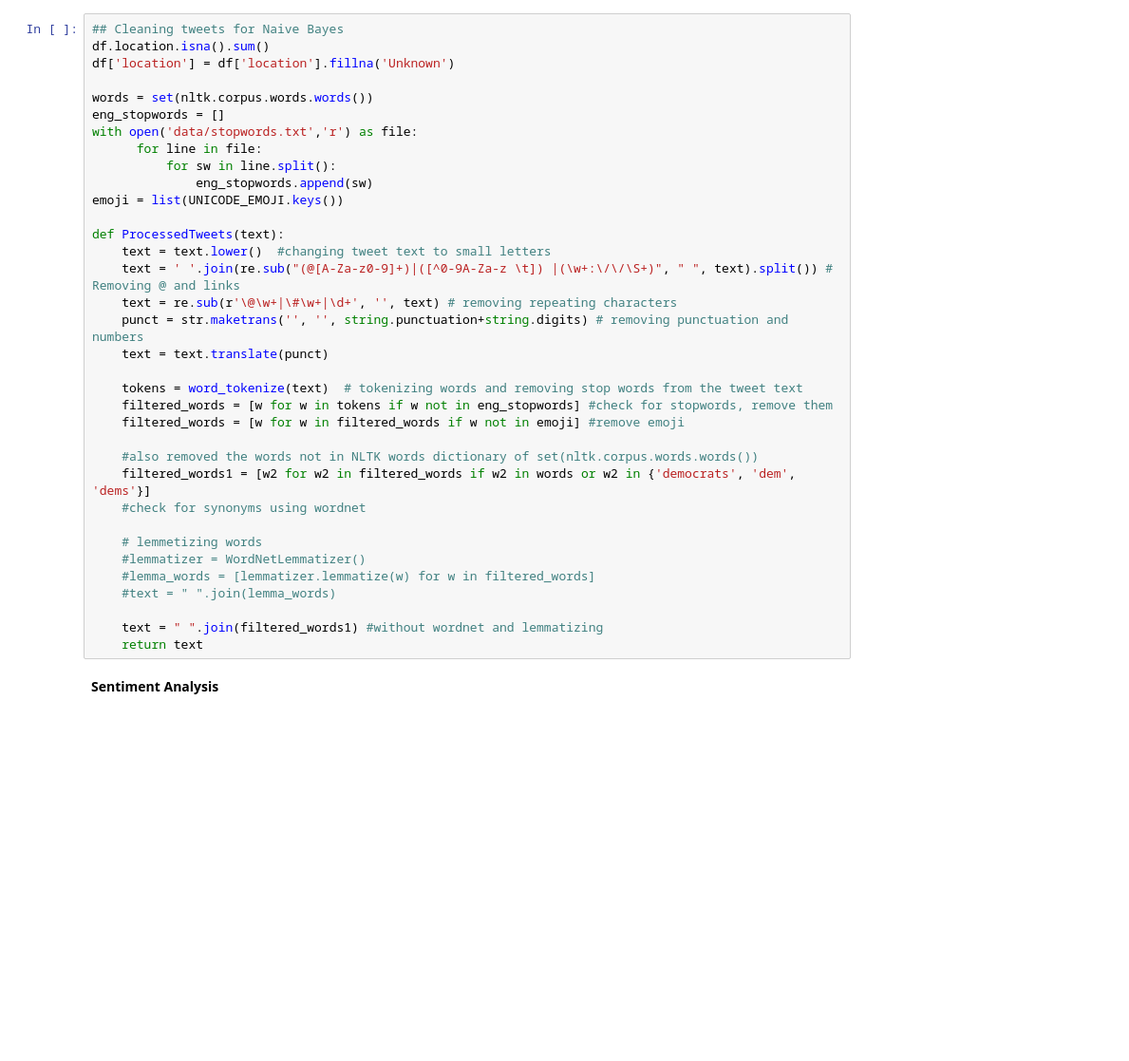
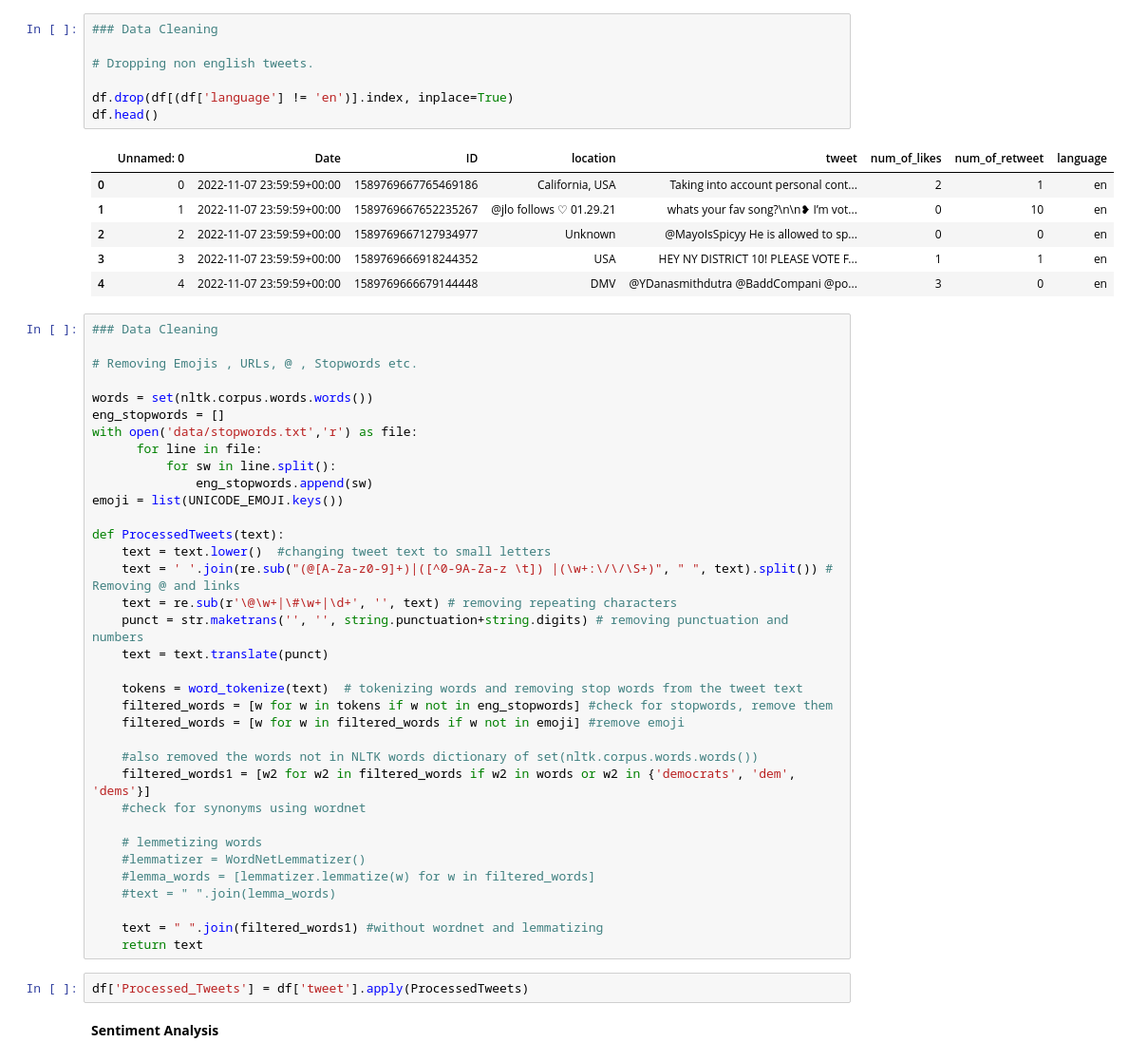
Before and after one commit to pd-illinois/CS410Googolplex, a Jupyter notebook: 02_Twitter_Sentiment_Naive.ipynb, the cells around one changed output. Shown: that part at 95% size. Saved outputs shown, nothing was run; the diff lists cells and outputs as text; blank space fills up the shorter version.

```diff
--- a/02_Twitter_Sentiment_Naive.ipynb
+++ b/02_Twitter_Sentiment_Naive.ipynb
@@ -60,7 +96,21 @@ df.head()
+# %%
+### Data Cleaning
+
+# Dropping non english tweets.
+
+df.drop(df[(df['language'] != 'en')].index, inplace=True)
+df.head()
+# %% [output]
+|  | Unnamed: 0 | Date | ID | location | tweet | num_of_likes | num_of_retweet | language |
+| 0 | 0 | 2022-11-07 23:59:59+00:00 | 1589769667765469186 | California, USA | Taking into account personal cont... | 2 | 1 | en |
+| 1 | 1 | 2022-11-07 23:59:59+00:00 | 1589769667652235267 | @jlo follows ♡ 01.29.21 | whats your fav song?\n\n❥ I’m vot... | 0 | 10 | en |
+| 2 | 2 | 2022-11-07 23:59:59+00:00 | 1589769667127934977 | Unknown | @MayoIsSpicyy He is allowed to sp... | 0 | 0 | en |
+| 3 | 3 | 2022-11-07 23:59:59+00:00 | 1589769666918244352 | USA | HEY NY DISTRICT 10! PLEASE VOTE F... | 1 | 1 | en |
+| 4 | 4 | 2022-11-07 23:59:59+00:00 | 1589769666679144448 | DMV | @YDanasmithdutra @BaddCompani @po... | 3 | 0 | en |
 # %%
-## Cleaning tweets for Naive Bayes
-df.location.isna().sum()
-df['location'] = df['location'].fillna('Unknown')
+### Data Cleaning
+
+# Removing Emojis , URLs, @ , Stopwords etc.
 
 words = set(nltk.corpus.words.words())
 eng_stopwords = []
@@ -92,6 +142,8 @@ def ProcessedTweets(text):
 
     text = " ".join(filtered_words1) #without wordnet and lemmatizing
     return text
+# %%
+df['Processed_Tweets'] = df['tweet'].apply(ProcessedTweets)
 # %% [markdown]
 **Sentiment Analysis**
 # %%
```
Also changed, not shown: parts of 15 cells of this notebook, 2 other files.
